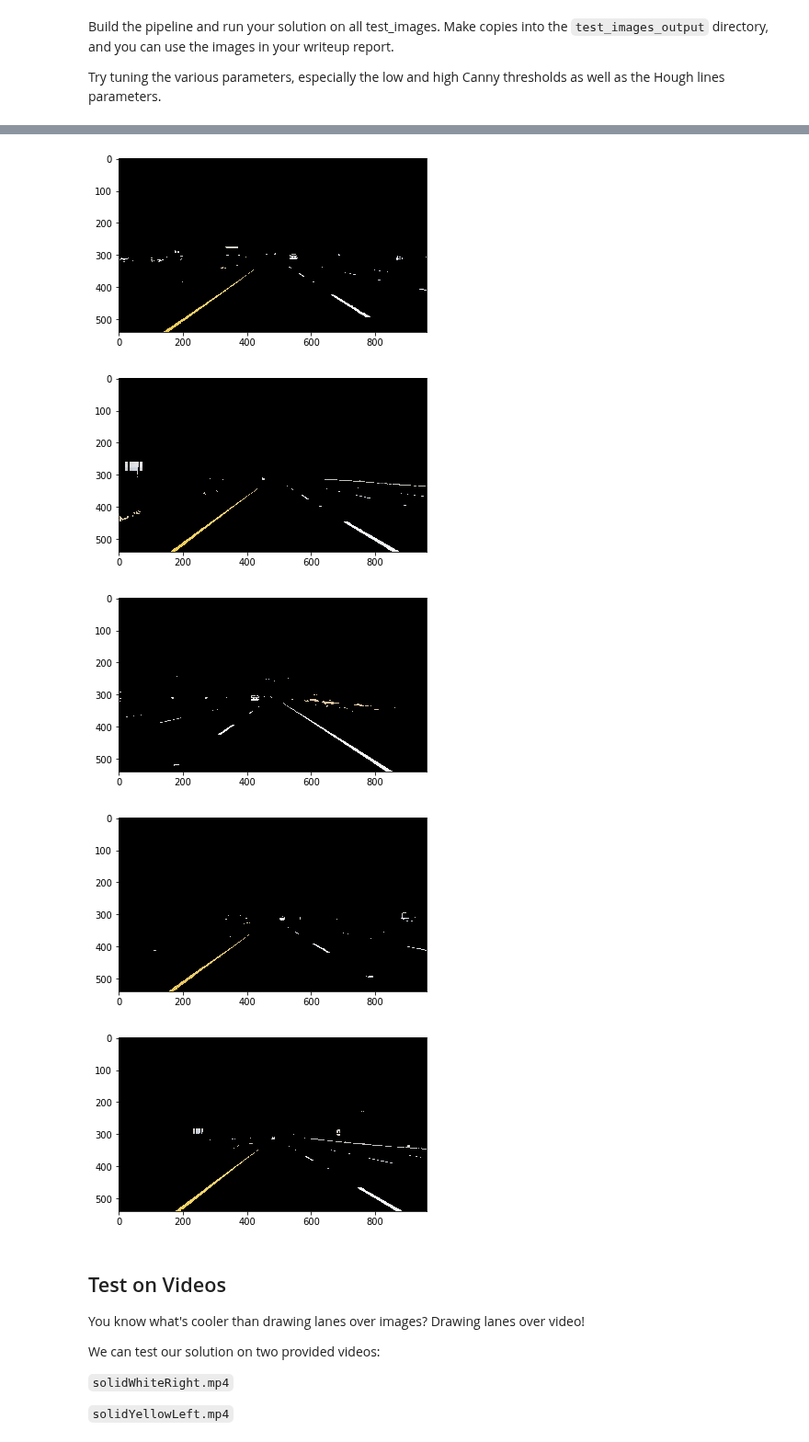
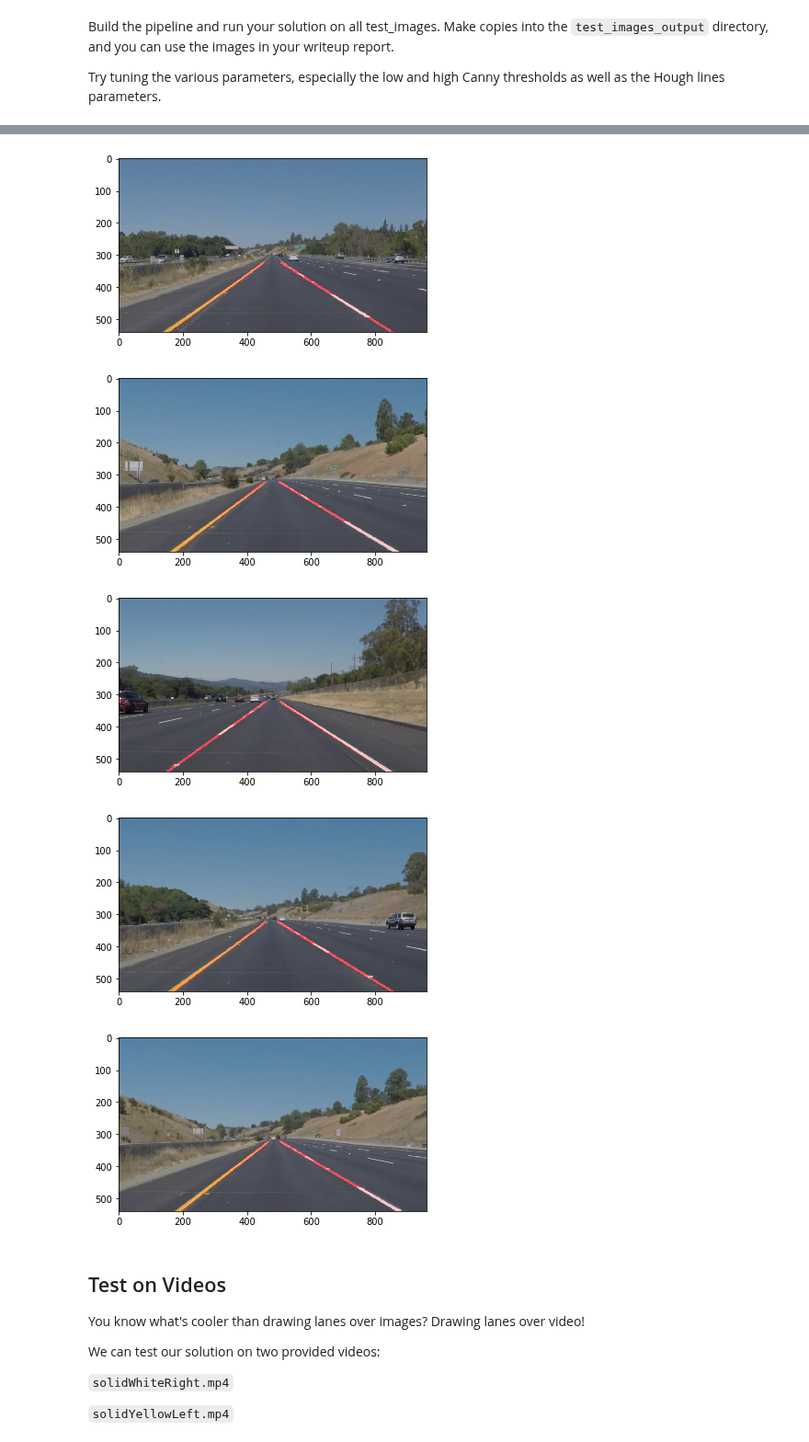
Before and after one commit to udacity/CarND-LaneLines-P1, a Jupyter notebook: P1.ipynb, the cells around one changed output, grey strips where cells are left out. Shown at 92% size. Saved outputs shown, nothing was run; the diff lists cells and outputs as text; code cells hidden in the pictures.

```diff
--- a/P1.ipynb
+++ b/P1.ipynb
@@ -341,7 +370,5 @@ for file_name in test_images:
     processed_image = run_image_processing(input_image)
 
     plt.figure()
-    # plt.imshow(processed_image)
-
-    plt.imshow(filter_white_and_yellow(input_image))
+    plt.imshow(processed_image)
 # %% [output]
@@ -349,8 +376,8 @@ for file_name in test_images:
-[figure, old version]
+[figure, new version]
-[figure, old version]
+[figure, new version]
-[figure, old version]
+[figure, new version]
-[figure, old version]
+[figure, new version]
-[figure, old version]
+[figure, new version]
 # %% [markdown]
 ## Test on Videos
 
```
Also changed, not shown: parts of 6 cells of this notebook, 2 other files.
